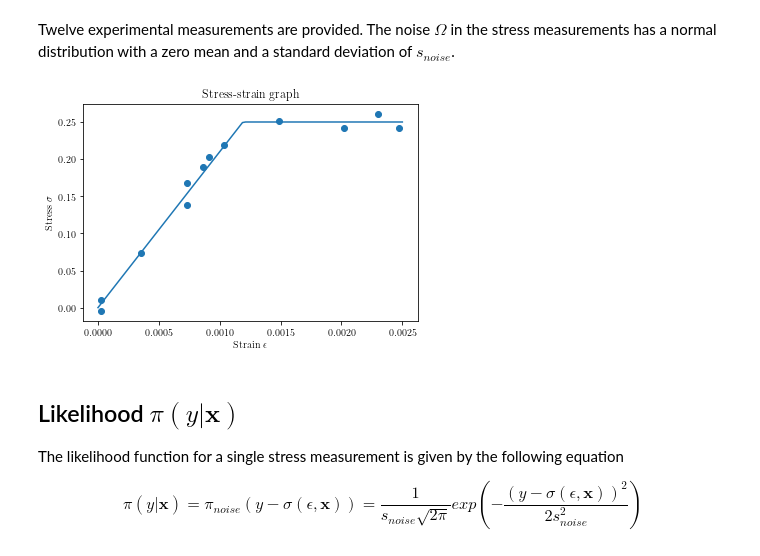
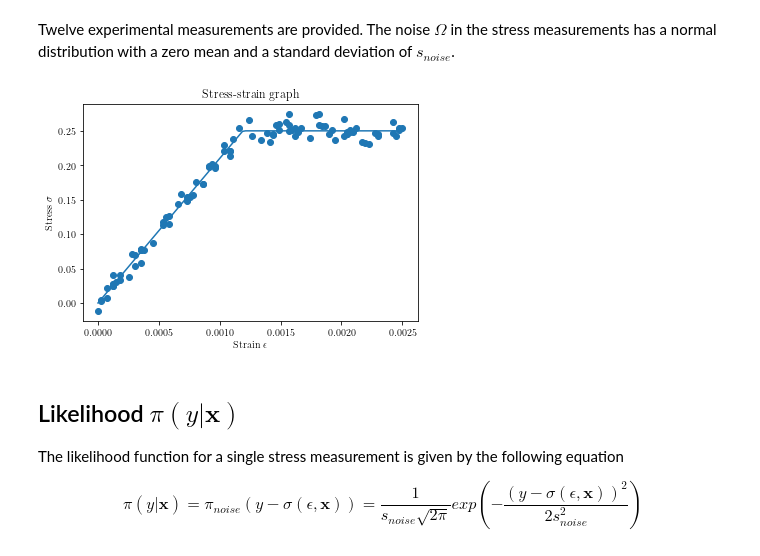
Before and after one commit to mark-hobbs/bayesian-inference-tutorial, a Jupyter notebook: 2_Linear_Elasticity_Perfect_Plasticity.ipynb, the cells around one changed output. Drawn from its saved outputs; the diff is of its cells as text; code cells hidden in the pictures.

```diff
--- a/2_Linear_Elasticity_Perfect_Plasticity.ipynb
+++ b/2_Linear_Elasticity_Perfect_Plasticity.ipynb
@@ -71,11 +71,11 @@ Twelve experimental measurements are provided. The noise $\Omega$ in the stress
 # %%
 model = LEPP(E, stress_y, s_noise)
 strain = np.linspace(0, 2.5E-3, 100)
 model.stress_strain_response(strain)
-strain_data, stress_data = model.generate_synthetic_data(strain, 12, seed=12345) # seed=54321
+strain_data, stress_data = model.generate_synthetic_data(strain, 100, seed=12345) # seed=54321
 plt.scatter(strain_data, stress_data);
 # %% [output]
-[figure, old version]
+[figure, new version]
 # %% [markdown]
 ## Likelihood $\pi(y|\textbf{x})$
 
```
Also changed, not shown: parts of 27 cells of this notebook, 1 other file.
